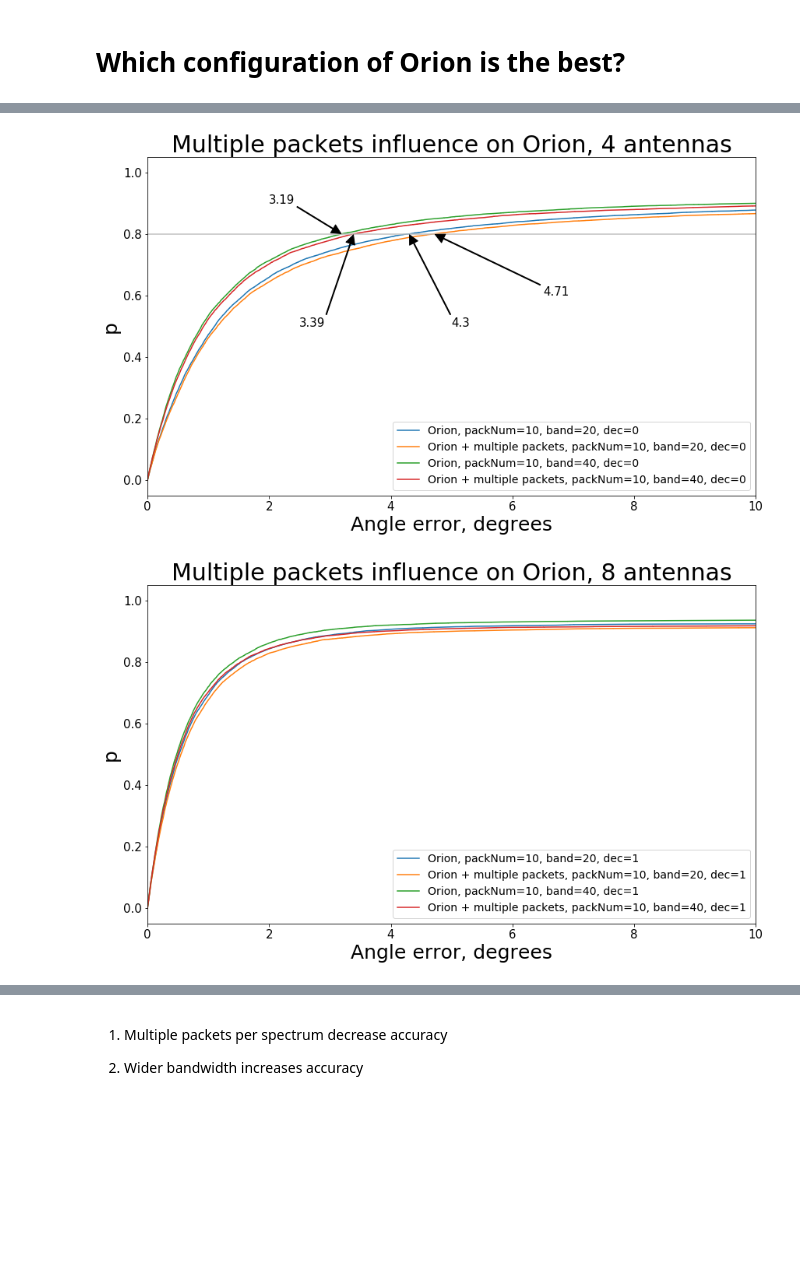
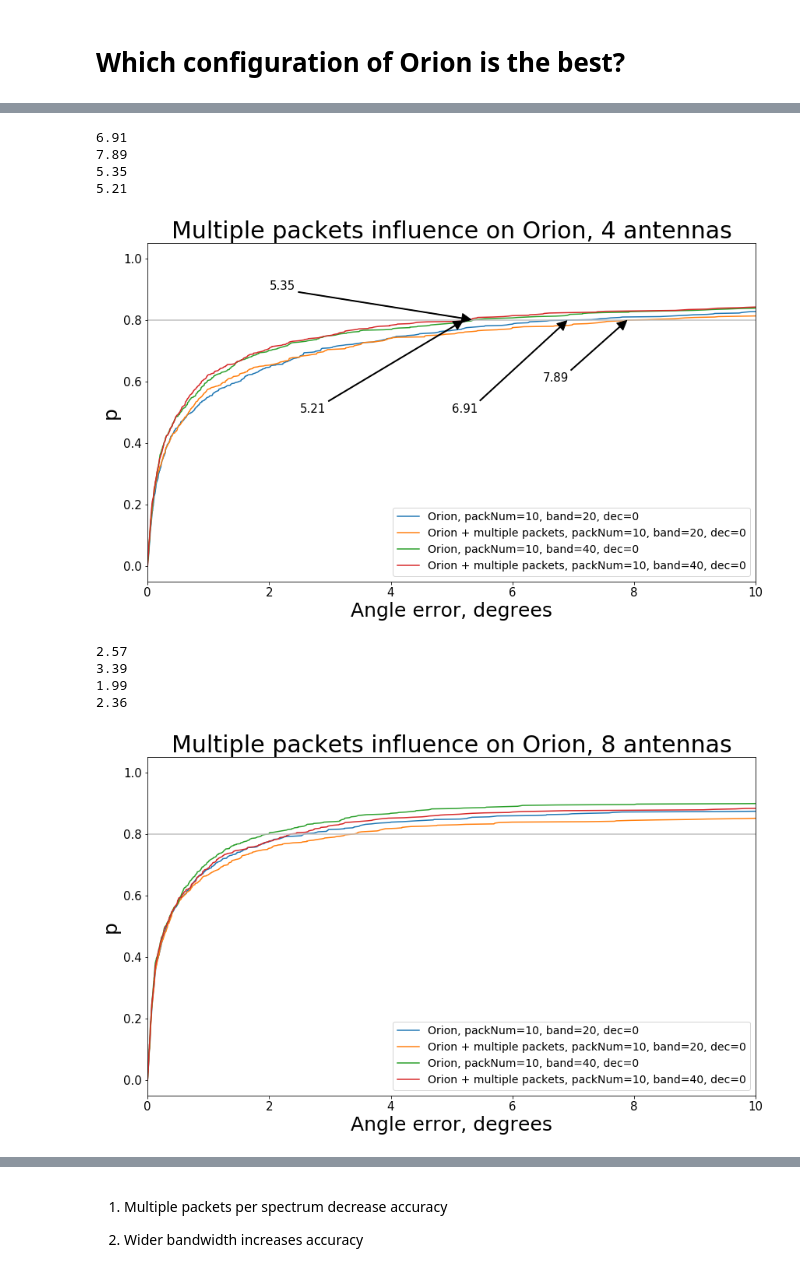
Before and after one commit to MolVlad/Angle-of-Arrival-Estimation-Simulation, a Jupyter notebook: results.ipynb, the cells around one changed output, grey strips where cells are left out. Saved outputs shown, nothing was run; the diff lists cells and outputs as text; code cells hidden in the pictures; blank space fills up the shorter version.

```diff
--- a/results.ipynb
+++ b/results.ipynb
@@ -219,8 +238,8 @@ def plotResults(paramList, angleLimits, title, xlim, level, ant = 0, out=0, loc=
                 label = "Pillai’s algorithm"
             label += ", packNum=" + str(param.packNum)
             param.sm = 0; param.band=20; param.dec=0; param.perSpec = 1;
-        elif param.alg == "orion_old":
-            df = ori_old
+        elif param.alg == "orion":
+            df = ori
             label = "Orion"
             if param.backw & param.sm:
                 label += " + spatial and backward smoothing"
@@ -256,9 +275,9 @@ def plotResults(paramList, angleLimits, title, xlim, level, ant = 0, out=0, loc=
 
             label += ", packNum=" + str(param.packNum) + ", band=" + str(param.band) + \
                 ", dec=" + bool2str(param.dec)
-        elif param.alg == "orion":
-            df = ori
-            label = "Orion (new)"
+        elif param.alg == "orion_old":
+            df = ori_old
+            label = "Orion (old)"
             label += " (ant: " + str(param.ant) + "; sm: " + bool2str(param.sm) + \
                 "; backw: " + bool2str(param.backw) + "; packNum: " + str(param.packNum) + \
                 "; perSpec: " + str(param.perSpec) + "; band: " + str(param.band) + \
@@ -314,7 +333,7 @@ def plotResults(paramList, angleLimits, title, xlim, level, ant = 0, out=0, loc=
                 & (df.ant == a) & (df.smoothing == param.sm) \
                 & (df.backw == param.backw) & (df.packetNum == param.packNum) \
                 & (df.perSpec == param.perSpec) & (df.bandwidth == param.band) \
-                & (df.decimation == param.dec) & (df.seed < param.seed_lim)]
+                & (df.decimation == param.dec) & (df.seed < param.seed_lim)].drop_duplicates('seed')
 
         if param.alg == "spotfi_fixed_min":
             sorted_df = np.sort(df.minErrorAngle)
@@ -434,22 +494,30 @@ plotResults(p, [0, 70], "Backward smoothing for Arraytrack and Music", 5, 0.8, a
 # %%
-p1 = param(alg="orion_old", sm=0, backw=0, packNum=10, perSpec=1, band=20, dec=0, seed_lim=10000, pr=True, xy=(5,0.5))
-p2 = param(alg="orion_old", sm=0, backw=0, packNum=10, perSpec=2, band=20, dec=0, seed_lim=10000, pr=True, xy=(6.5,0.6))
-p3 = param(alg="orion_old", sm=0, backw=0, packNum=10, perSpec=1, band=40, dec=0, seed_lim=10000, pr=True, xy=(2,0.9))
-p4 = param(alg="orion_old", sm=0, backw=0, packNum=10, perSpec=2, band=40, dec=0, seed_lim=10000, pr=True, xy=(2.5,0.5))
+p1 = param(alg="orion", sm=0, backw=0, packNum=10, perSpec=1, band=20, dec=0, seed_lim=10000, pr=True, xy=(5,0.5))
+p2 = param(alg="orion", sm=0, backw=0, packNum=10, perSpec=2, band=20, dec=0, seed_lim=10000, pr=True, xy=(6.5,0.6))
+p3 = param(alg="orion", sm=0, backw=0, packNum=10, perSpec=1, band=40, dec=0, seed_lim=10000, pr=True, xy=(2,0.9))
+p4 = param(alg="orion", sm=0, backw=0, packNum=10, perSpec=2, band=40, dec=0, seed_lim=10000, pr=True, xy=(2.5,0.5))
 
 p = [p1,p2,p3,p4]
 
-plotResults(p, [0, 70], "Multiple packets influence on Orion", 10, 0.8, ant=4)
+plotResults(p, [0, 70], "Multiple packets influence on Orion", 10, 0.8, ant=4, out=1)
 # %% [output]
+6.91
+7.89
+5.35
+5.21
-[figure, old version]
+[figure, new version]
 # %%
-p1 = param(alg="orion_old", sm=0, backw=0, packNum=10, perSpec=1, band=20, dec=1, seed_lim=10000)
-p2 = param(alg="orion_old", sm=0, backw=0, packNum=10, perSpec=2, band=20, dec=1, seed_lim=10000)
-p3 = param(alg="orion_old", sm=0, backw=0, packNum=10, perSpec=1, band=40, dec=1, seed_lim=10000)
-p4 = param(alg="orion_old", sm=0, backw=0, packNum=10, perSpec=2, band=40, dec=1, seed_lim=10000)
+p1 = param(alg="orion", sm=0, backw=0, packNum=10, perSpec=1, band=20, dec=0, seed_lim=10000)
+p2 = param(alg="orion", sm=0, backw=0, packNum=10, perSpec=2, band=20, dec=0, seed_lim=10000)
+p3 = param(alg="orion", sm=0, backw=0, packNum=10, perSpec=1, band=40, dec=0, seed_lim=10000)
+p4 = param(alg="orion", sm=0, backw=0, packNum=10, perSpec=2, band=40, dec=0, seed_lim=10000)
 
 p = [p1,p2,p3,p4]
 
-plotResults(p, [0, 70], "Multiple packets influence on Orion", 10, 0, ant=8)
+plotResults(p, [0, 70], "Multiple packets influence on Orion", 10, 0.8, ant=8, out=1)
 # %% [output]
+2.57
+3.39
+1.99
+2.36
-[figure, old version]
+[figure, new version]
```
Also changed, not shown: parts of 32 cells of this notebook, 4 other files.
